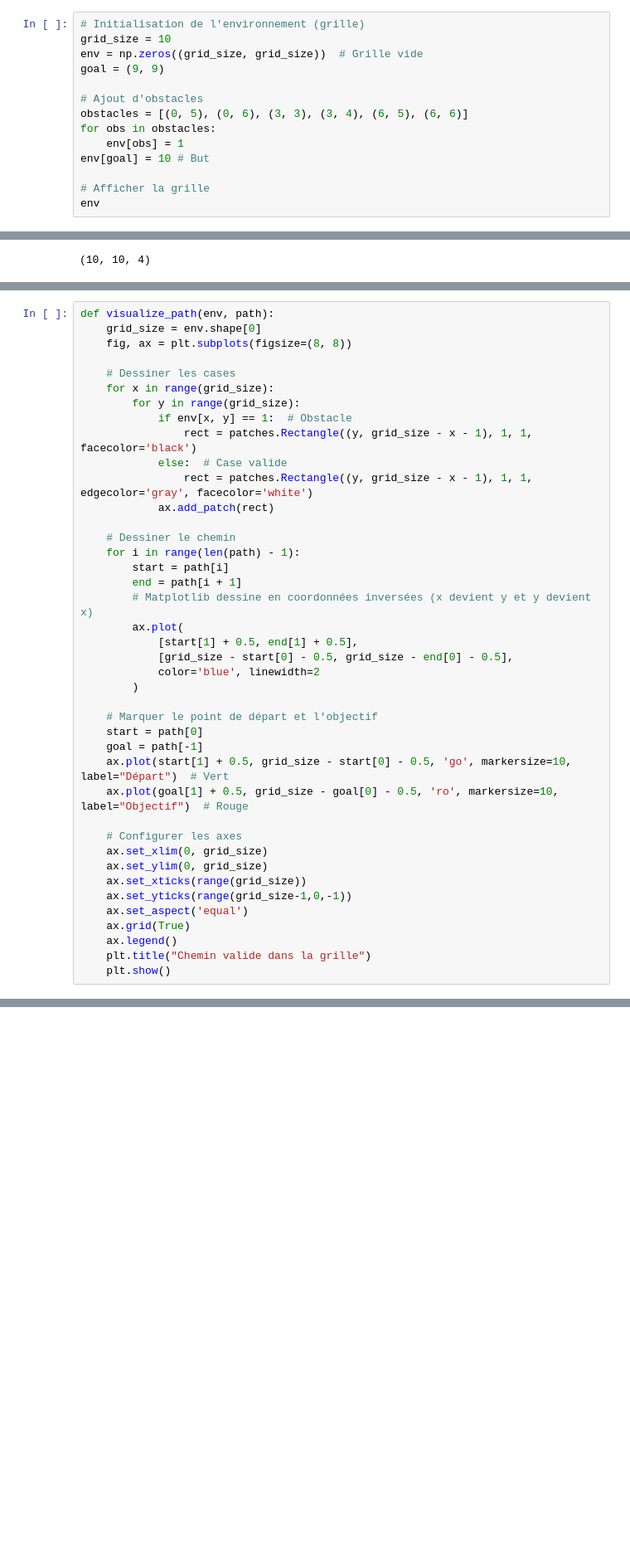
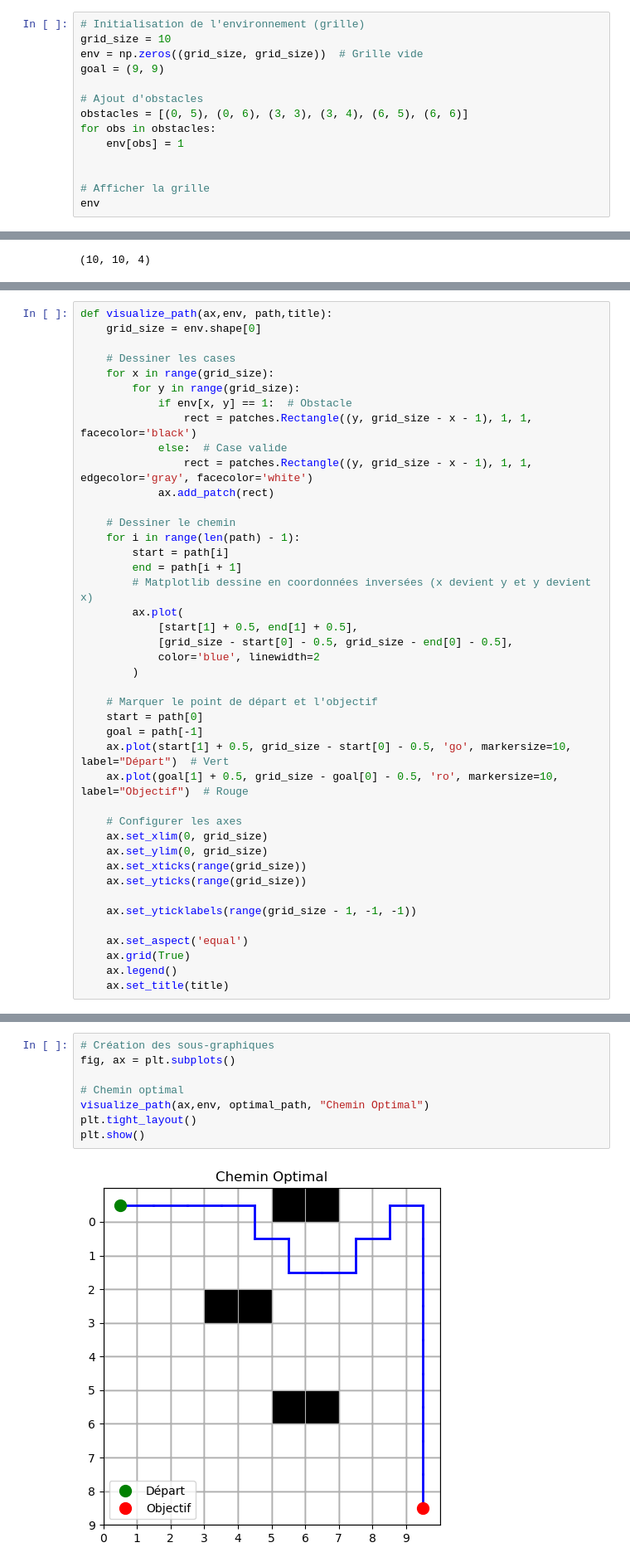
Before and after one commit to ourahma/Q_Learning, a Jupyter notebook: setup_env.ipynb, the cells around one changed output, grey strips where cells are left out. Shown: that part at 83% size. Cells and saved outputs as stored; diff of their text form; blank space fills up the shorter version.

```diff
--- a/setup_env.ipynb
+++ b/setup_env.ipynb
@@ -14,7 +14,7 @@ goal = (9, 9)
 obstacles = [(0, 5), (0, 6), (3, 3), (3, 4), (6, 5), (6, 6)]
 for obs in obstacles:
     env[obs] = 1
-env[goal] = 10 # But
+
 
 # Afficher la grille
 env
@@ -121,7 +126,6 @@ Chemin valide : [(0, 0), (0, 1), (0, 2), (0, 3), (0, 4), (1, 4), (1, 5), (2, 5),
 # %%
-def visualize_path(env, path):
+def visualize_path(ax,env, path,title):
     grid_size = env.shape[0]
-    fig, ax = plt.subplots(figsize=(8, 8))
 
     # Dessiner les cases
     for x in range(grid_size):
@@ -153,9 +157,11 @@ def visualize_path(env, path):
     ax.set_xlim(0, grid_size)
     ax.set_ylim(0, grid_size)
     ax.set_xticks(range(grid_size))
-    ax.set_yticks(range(grid_size-1,0,-1))
+    ax.set_yticks(range(grid_size))
+
+    ax.set_yticklabels(range(grid_size - 1, -1, -1))
+
     ax.set_aspect('equal')
     ax.grid(True)
     ax.legend()
-    plt.title("Chemin valide dans la grille")
-    plt.show()
+    ax.set_title(title)
@@ -165,0 +168,10 @@ visualize_path(env, valid_path)
+# %%
+# Création des sous-graphiques
+fig, ax = plt.subplots()
+
+# Chemin optimal
+visualize_path(ax,env, optimal_path, "Chemin Optimal")
+plt.tight_layout()
+plt.show()
+# %% [output]
+[figure, added]
```
Also changed, not shown: parts of 9 cells of this notebook, 1 other file.
